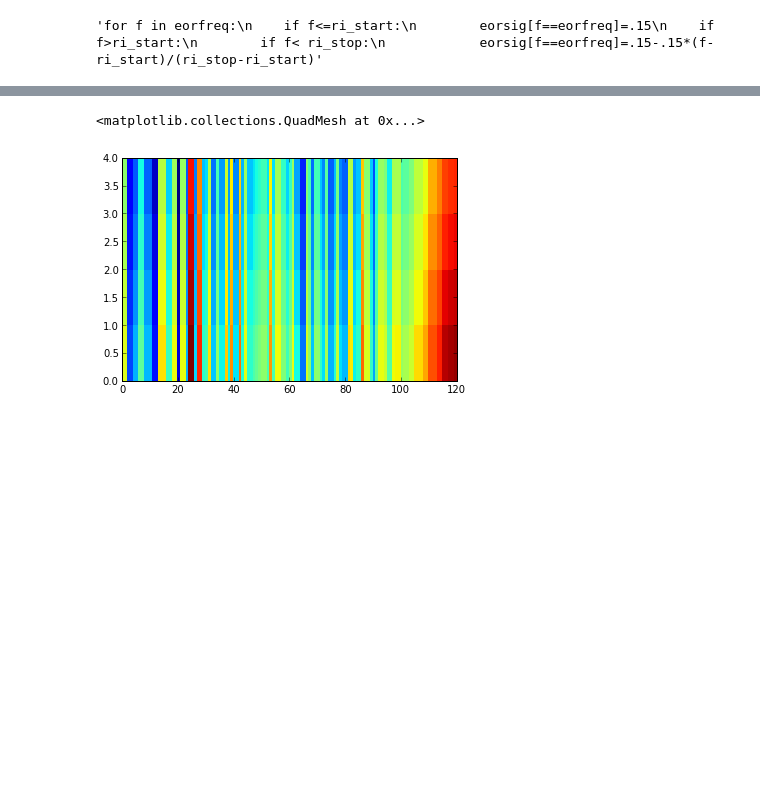
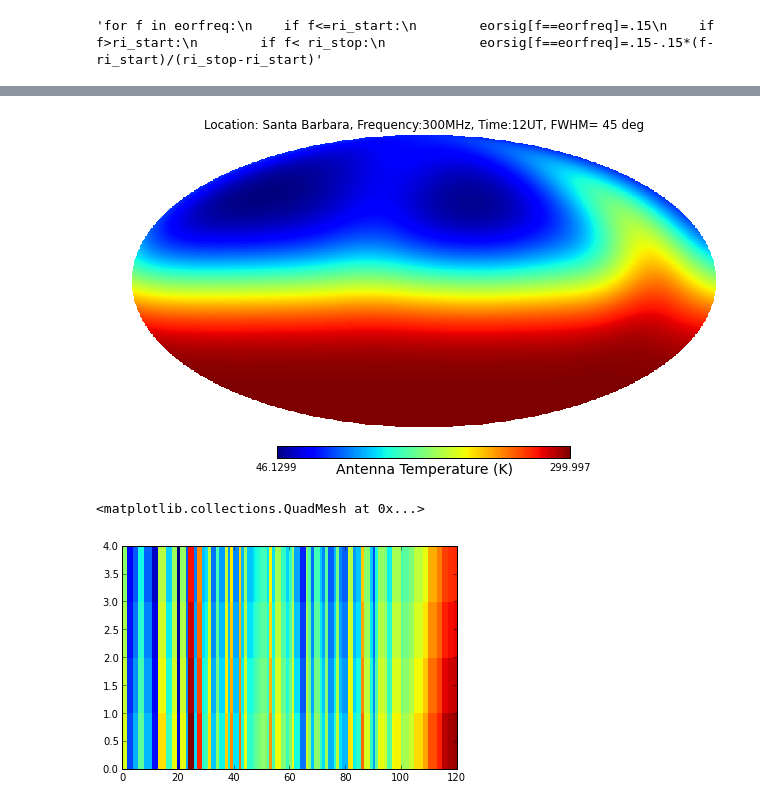
Before and after one commit to shanencross/21cm_sim_tools, a Jupyter notebook: eorsim.ipynb, the cells around one changed output, grey strips where cells are left out. Saved outputs shown, nothing was run; the diff lists cells and outputs as text; code cells hidden in the pictures; blank space fills up the shorter version.

```diff
--- a/eorsim.ipynb
+++ b/eorsim.ipynb
@@ -227,0 +138,5 @@ savefig(str(eortime[13])+'ut_1410mhz.png')
+# %%
+hp.mollview(timemaps[6], title='Location: Santa Barbara, Frequency:'+str(eorfreq[count])+'MHz, Time:'+str(eortime[6])+'UT, FWHM= '+str(fwhm_degrees)+' deg',unit=str('Antenna Temperature (K)'))
+savefig(str(eorfreq[count])+'mhz_sbmap_'+str(fwhm_degrees)+'deg.png')
+# %% [output]
+[figure, added]
```
Also changed, not shown: parts of 35 cells of this notebook, 1 other file.
